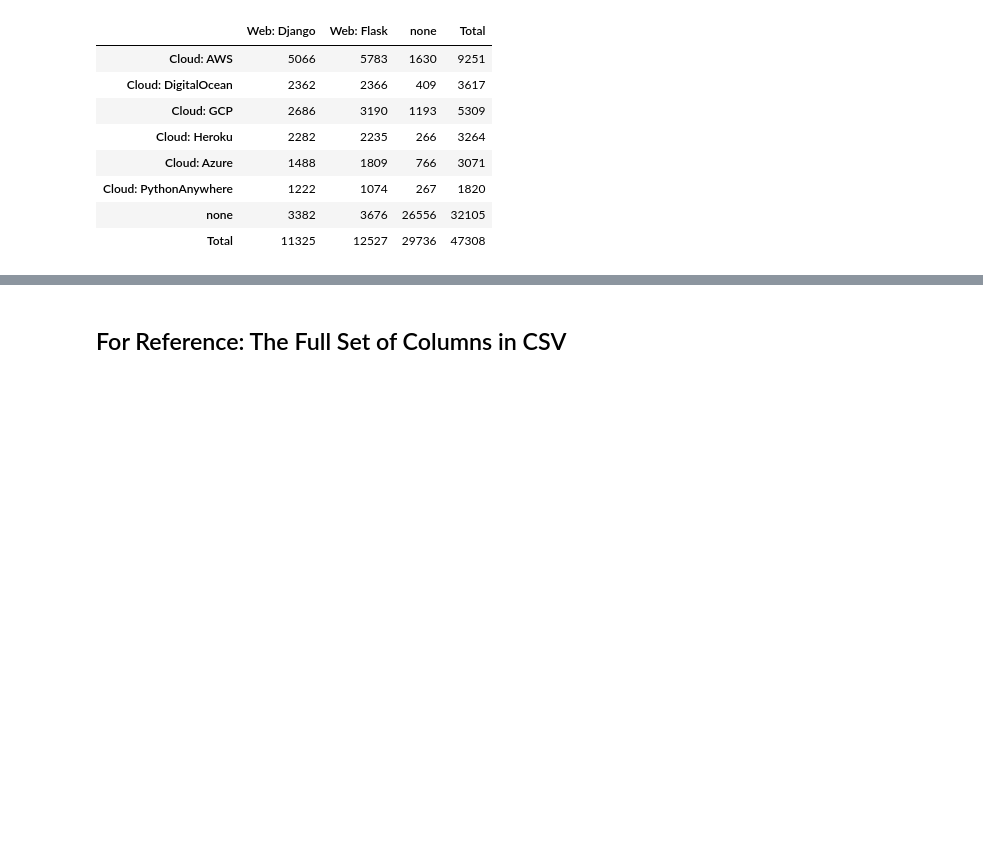
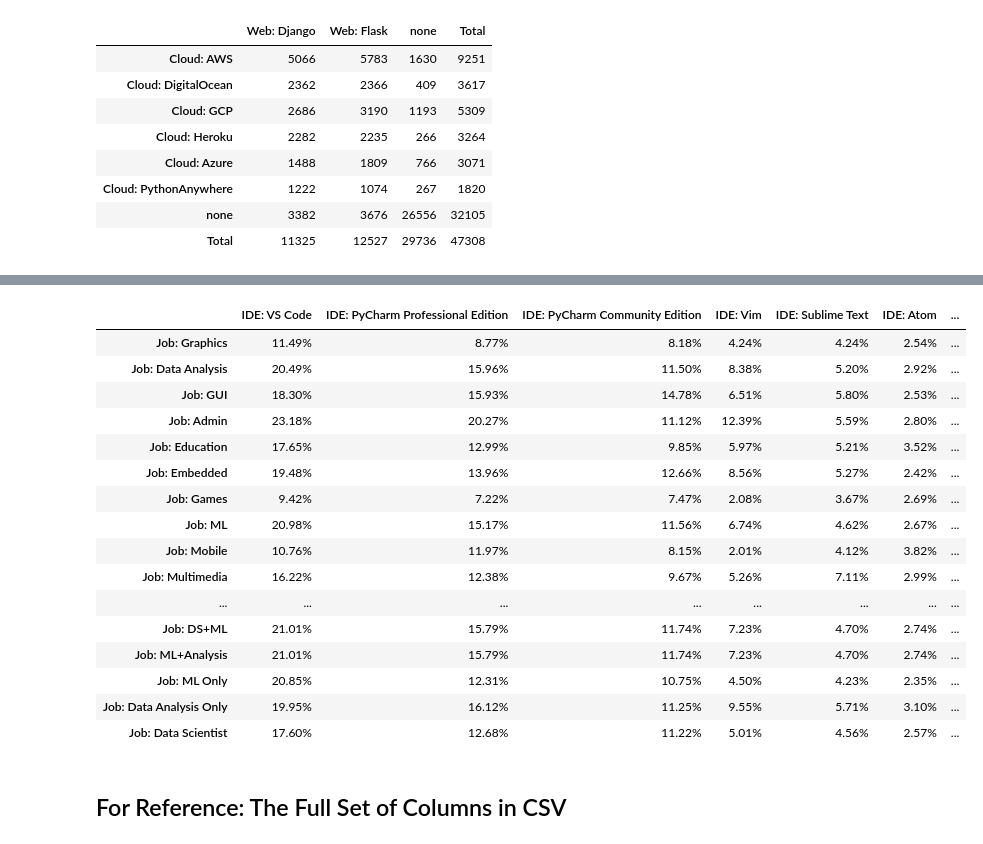
Before and after one commit to gramster/notebooks, a Jupyter notebook: Python Survey Analysis.ipynb, the cells around one changed output, grey strips where cells are left out. Saved outputs shown, nothing was run; the diff lists cells and outputs as text; code cells hidden in the pictures; blank space fills up the shorter version.

```diff
--- a/Python Survey Analysis.ipynb
+++ b/Python Survey Analysis.ipynb
@@ -656,3 +722,24 @@ cross_analyze(df, 'Cloud', 'Web')
+# %%
+# What % of each job's users use each IDE
+cross_analyze(df, 'Job:', 'IDE:', how='col perc')
+# %% [output]
+|  | IDE: VS Code | IDE: PyCharm Professional Edition | IDE: PyCharm Community Edition | IDE: Vim | IDE: Sublime Text | IDE: Atom | ... |
+| Job: Graphics | 11.49% | 8.77% | 8.18% | 4.24% | 4.24% | 2.54% | ... |
+| Job: Data Analysis | 20.49% | 15.96% | 11.50% | 8.38% | 5.20% | 2.92% | ... |
+| Job: GUI | 18.30% | 15.93% | 14.78% | 6.51% | 5.80% | 2.53% | ... |
+| Job: Admin | 23.18% | 20.27% | 11.12% | 12.39% | 5.59% | 2.80% | ... |
+| Job: Education | 17.65% | 12.99% | 9.85% | 5.97% | 5.21% | 3.52% | ... |
+| Job: Embedded | 19.48% | 13.96% | 12.66% | 8.56% | 5.27% | 2.42% | ... |
+| Job: Games | 9.42% | 7.22% | 7.47% | 2.08% | 3.67% | 2.69% | ... |
+| Job: ML | 20.98% | 15.17% | 11.56% | 6.74% | 4.62% | 2.67% | ... |
+| Job: Mobile | 10.76% | 11.97% | 8.15% | 2.01% | 4.12% | 3.82% | ... |
+| Job: Multimedia | 16.22% | 12.38% | 9.67% | 5.26% | 7.11% | 2.99% | ... |
+| ... | ... | ... | ... | ... | ... | ... | ... |
+| Job: DS+ML | 21.01% | 15.79% | 11.74% | 7.23% | 4.70% | 2.74% | ... |
+| Job: ML+Analysis | 21.01% | 15.79% | 11.74% | 7.23% | 4.70% | 2.74% | ... |
+| Job: ML Only | 20.85% | 12.31% | 10.75% | 4.50% | 4.23% | 2.35% | ... |
+| Job: Data Analysis Only | 19.95% | 16.12% | 11.25% | 9.55% | 5.71% | 3.10% | ... |
+| Job: Data Scientist | 17.60% | 12.68% | 11.22% | 5.01% | 4.56% | 2.57% | ... |
 # %% [markdown]
 ## For Reference: The Full Set of Columns in CSV
 # %%
```
Also changed, not shown: parts of 4 cells of this notebook.
